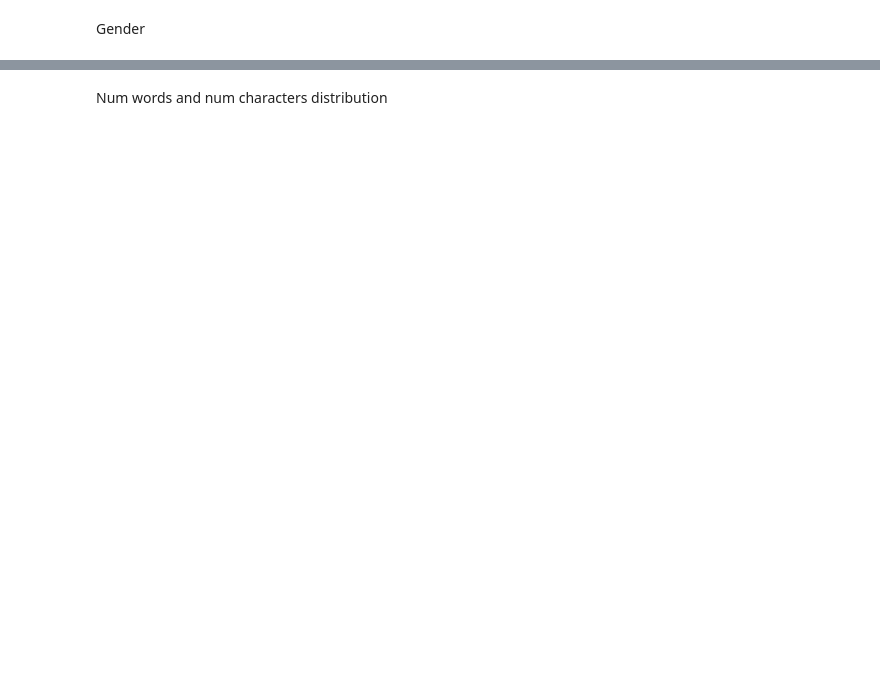
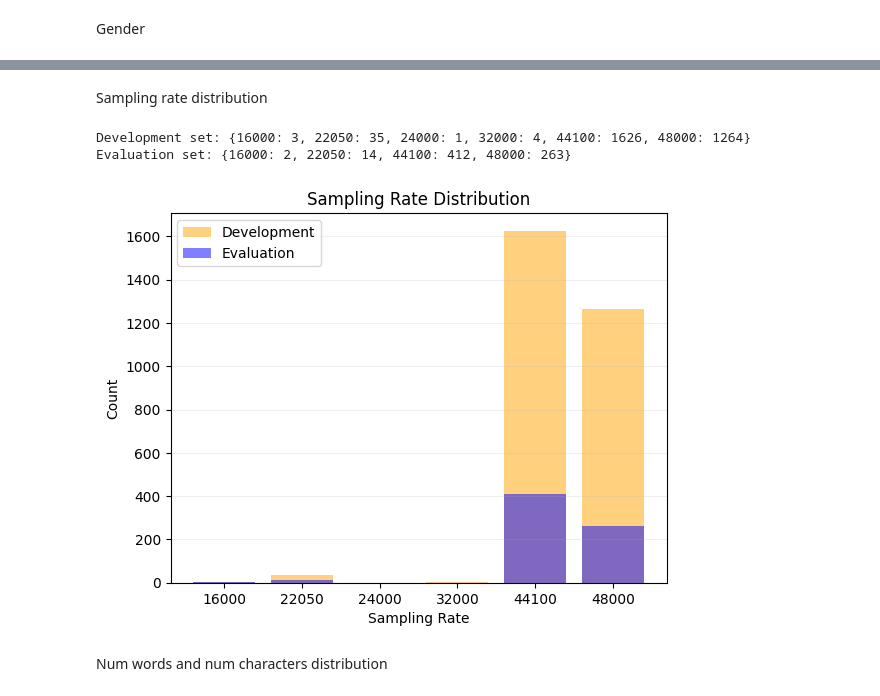
Before and after one commit to luca-byte/dsl-age-estimation, a Jupyter notebook: data_preprocessing.ipynb, the cells around one changed output, grey strips where cells are left out. Cells and saved outputs as stored; diff of their text form; code cells hidden in the pictures; blank space fills up the shorter version.

Commit message:
feat: add plots in data preprocessing

```diff
--- a/data_preprocessing.ipynb
+++ b/data_preprocessing.ipynb
@@ -121,6 +135,34 @@ df2 = pd.DataFrame(ll).set_index('Id').sort_index()
 # %%
 df_dev = pd.concat([df_dev, df1], axis=1)
 df_eval = pd.concat([df_eval, df2], axis=1)
+# %% [markdown]
+Sampling rate distribution
+# %%
+sampling_rate_dev = Counter(sampling_rates_dev)
+sampling_rate_eval = Counter(sampling_rates_eval)
+
+plt.figure()
+# sort dictionary
+sorted_key_dev = [int(el) for el in sampling_rate_dev.keys()]
+sorted_key_dev.sort()
+sorted_key_eval = [int(el) for el in sampling_rate_eval.keys()]
+sorted_key_eval.sort()
+plt.bar([str(el) for el in sorted_key_dev], [int(sampling_rate_dev[el]) for el in sorted_key_dev], label="Development", color="orange", alpha=0.5)
+plt.bar([str(el) for el in sorted_key_eval], [int(sampling_rate_eval[el]) for el in sorted_key_eval], label="Evaluation", color="blue", alpha=0.5)
+plt.title("Sampling Rate Distribution")
+plt.xlabel("Sampling Rate")
+plt.ylabel("Count")
+plt.legend()
+plt.grid(alpha=0.2, axis="y")
+
+a = {el: sampling_rate_dev[el] for el in sorted_key_dev}
+print(f"Development set: {a}")
+a = {el: sampling_rate_eval[el] for el in sorted_key_eval}
+print(f"Evaluation set: {a}")
+# %% [output]
+Development set: {16000: 3, 22050: 35, 24000: 1, 32000: 4, 44100: 1626, 48000: 1264}
+Evaluation set: {16000: 2, 22050: 14, 44100: 412, 48000: 263}
+[figure, added]
 # %% [markdown]
 Num words and num characters distribution
 # %%
```
Also changed, not shown: parts of 7 cells of this notebook.
